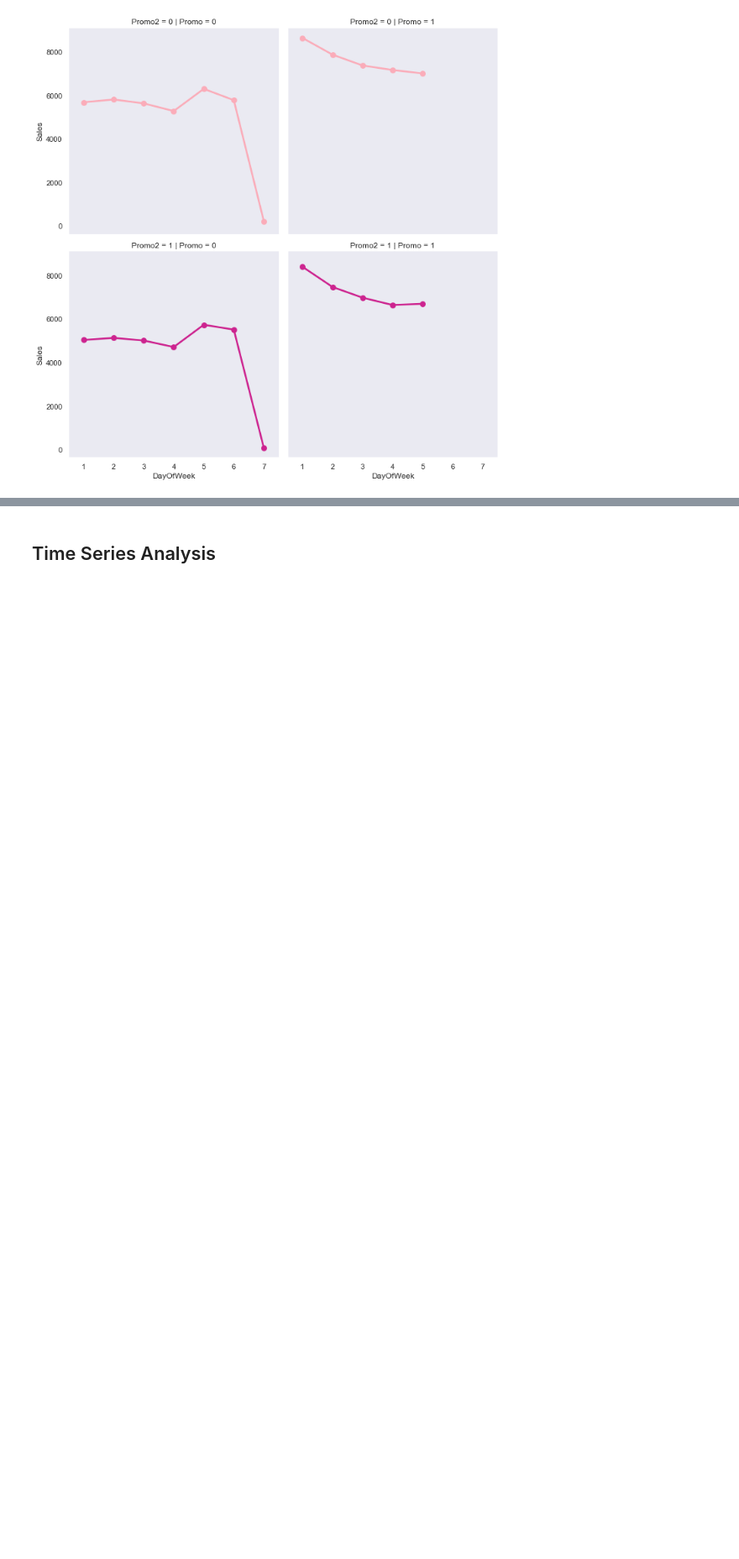
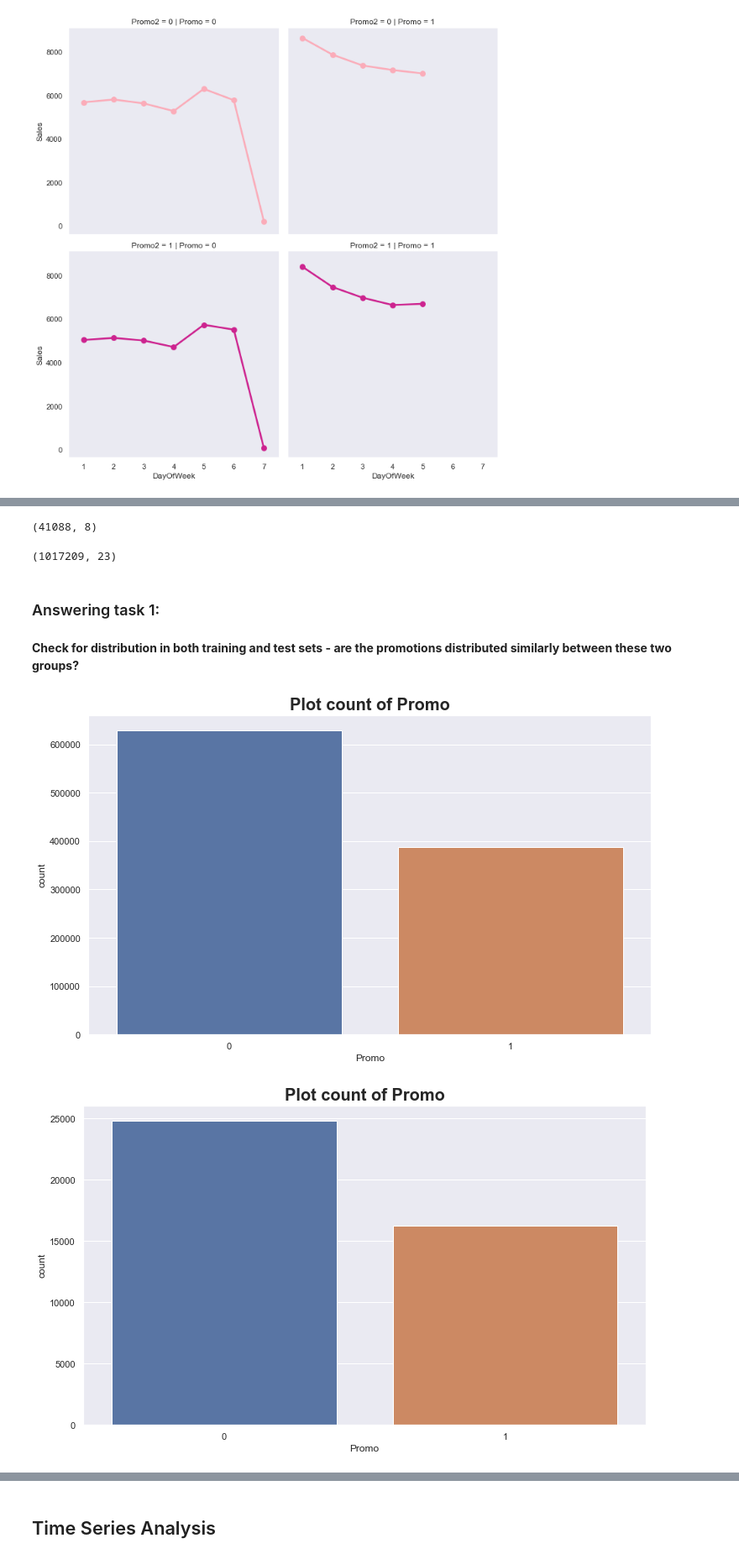
Before and after one commit to ekubay/Rossmann_Pharmaceutical_sales_Prediction, a Jupyter notebook: notebooks/EDA.ipynb, the cells around one changed output, grey strips where cells are left out. Shown at 84% size. Saved outputs shown, nothing was run; the diff lists cells and outputs as text; code cells hidden in the pictures; blank space fills up the shorter version.

```diff
--- a/notebooks/EDA.ipynb
+++ b/notebooks/EDA.ipynb
@@ -850,0 +763,21 @@ print(f'Stores That work all Week are : {all_week_stores.shape[0]}')
+# %%
+def get_data(tag,
+            path='data/train.csv',
+            repo ='Rossmann_Pharmaceutical_sales_Prediction'
+):
+    rev = tag
+    data_url = dvc.api.get_url(path=path, repo=repo, rev=rev)
+    df = pd.read_csv(data_url)
+    return df
+# %%
+clean_trainScore = get_data('ver_3')
+# %%
+df_tests = get_data('ver_4')
+# %%
+df_tests.shape
+# %% [output]
+(41088, 8)
+# %%
+clean_trainScore.shape
+# %% [output]
+(1017209, 23)
@@ -850,0 +786,11 @@ print(f'Stores That work all Week are : {all_week_stores.shape[0]}')
+# %% [markdown]
+### Answering task 1:
+# %% [markdown]
+**Check for distribution in both training and test sets - are the promotions distributed similarly between these two groups?**
+# %%
+# checking promotions distribution in both datasets
+plotfunction.plot_count(clean_trainScore, 'Promo')
+plotfunction.plot_count(df_tests, 'Promo')
+# %% [output]
+[figure, added]
+[figure, added]
```
Also changed, not shown: parts of 107 cells of this notebook.
